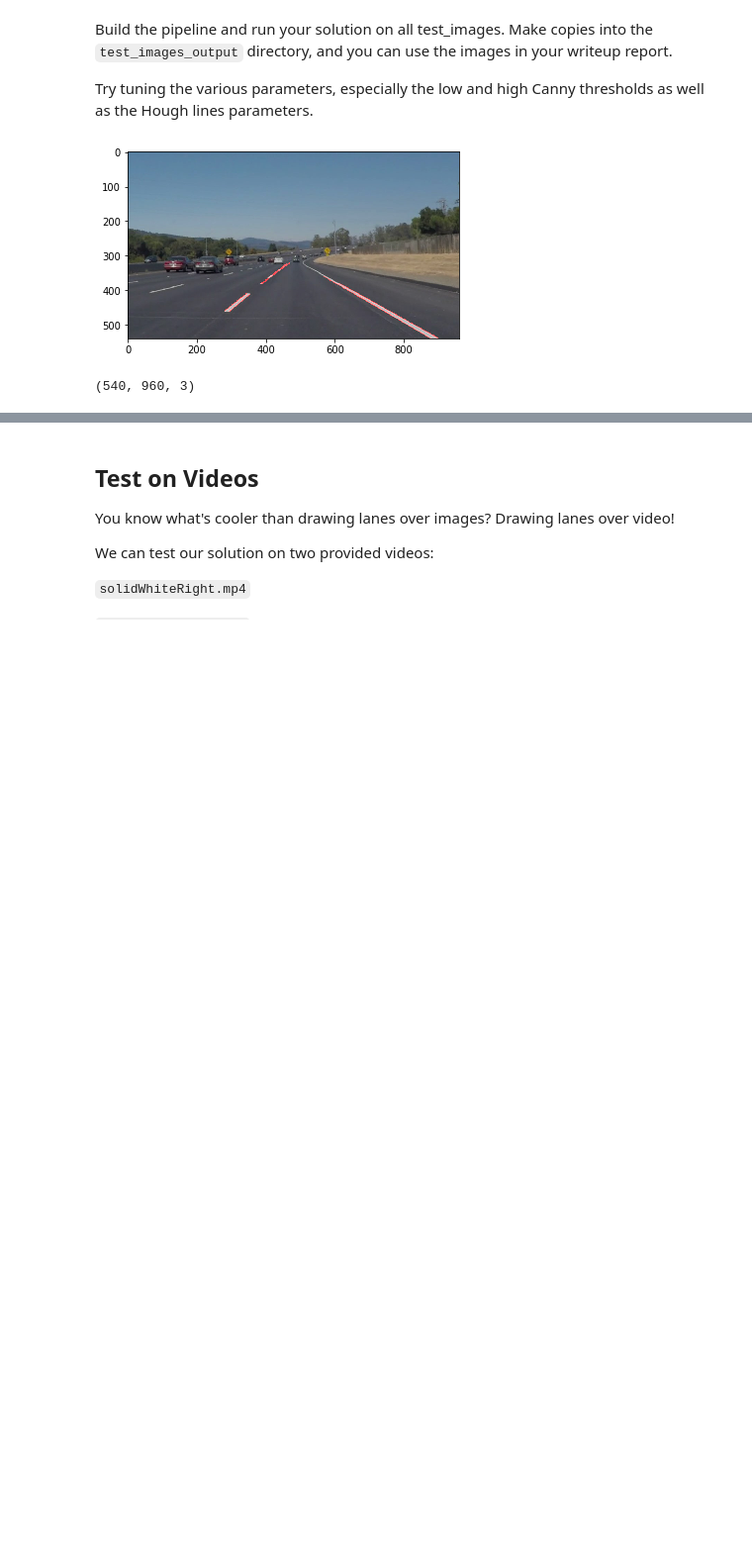
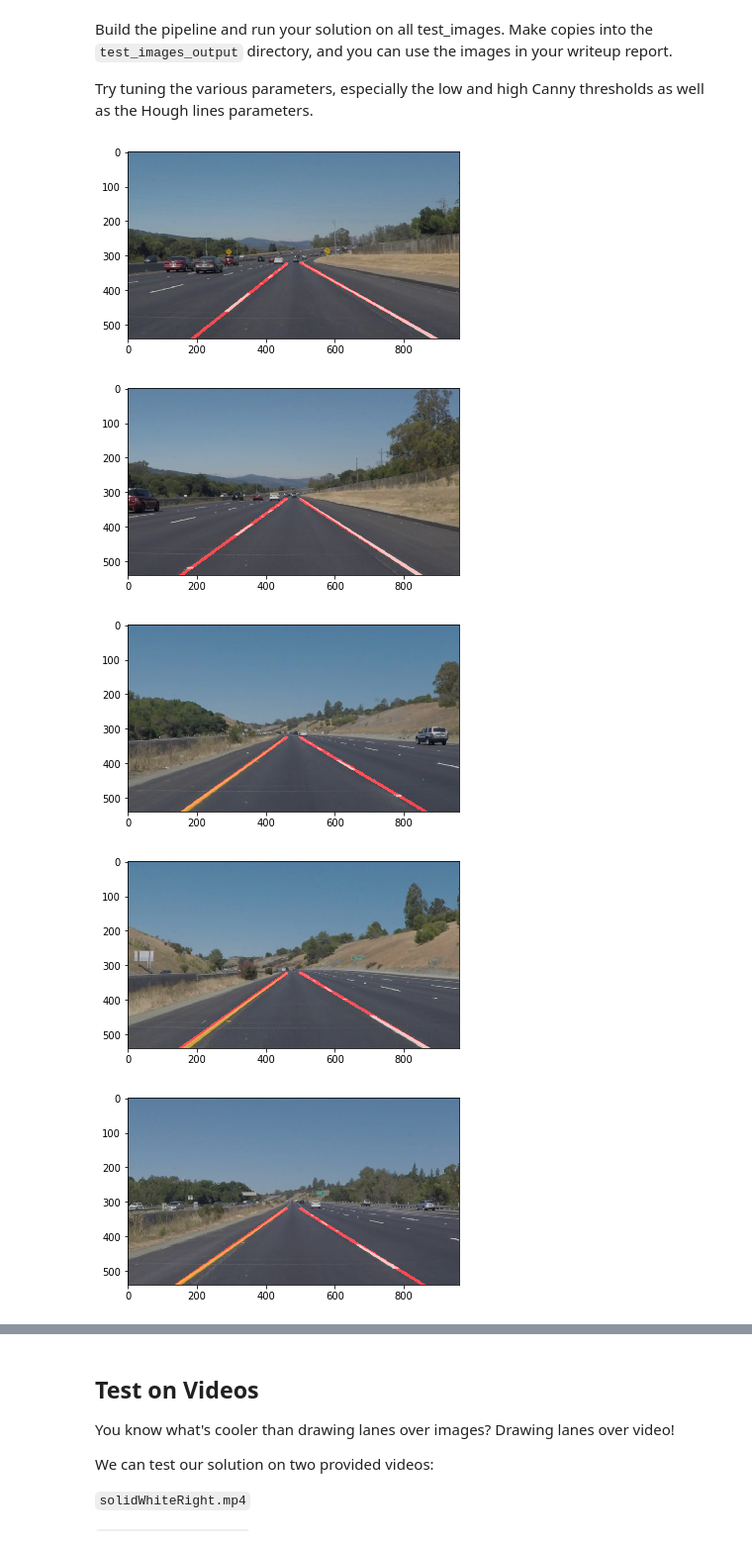
Before and after one commit to DataShrimp/CarND-LaneLines-P1, a Jupyter notebook: P1.ipynb, the cells around one changed output, grey strips where cells are left out. Shown: that part at 99% size. Drawn from its saved outputs; the diff is of its cells as text; code cells hidden in the pictures; blank space fills up the shorter version.

```diff
--- a/P1.ipynb
+++ b/P1.ipynb
@@ -195,20 +215,27 @@ Try tuning the various parameters, especially the low and high Canny thresholds
 # %%
 # TODO: Build your pipeline that will draw lane lines on the test_images
 # then save them to the test_images directory.
-image = mpimg.imread("test_images/solidWhiteCurve.jpg")
+infiles = ["test_images/"+x for x in os.listdir("test_images/")]
+for infile in infiles:
+    image = mpimg.imread(infile)
 
-gray = grayscale(image)
-blur_gray = gaussian_blur(gray, 5)
-edge = canny(blur_gray, 50, 150)
+    gray = grayscale(image)
+    blur_gray = gaussian_blur(gray, 5)
+    edge = canny(blur_gray, 50, 150)
 
-imshape = image.shape
-vertices = np.array([[(0,imshape[0]),(460,320),(480,320),(imshape[1],imshape[0])]], dtype=np.int32)
-mask_edges = region_of_interest(edge, vertices)
-lines = hough_lines(mask_edges, 2, np.pi/180, 15, 40, 20)
-color_edges = weighted_img(lines, image)
+    imshape = image.shape
+    vertices = np.array([[(0,imshape[0]),(470,315),(480,315),(imshape[1],imshape[0])]], dtype=np.int32)
+    mask_edges = region_of_interest(edge, vertices)
+    lines = hough_lines(mask_edges, 1, np.pi/180, 1, 8, 3)
+    color_edges = weighted_img(lines, image)
 
-plt.imshow(color_edges, cmap='gray')
-plt.show()
+    plt.imshow(color_edges, cmap='gray')
+    plt.show()
+    outfile = infile.replace("test_images", "test_images_output")
+    mpimg.imsave(outfile, color_edges)
 # %% [output]
-[figure, old version]
+[figure, new version]
-(540, 960, 3)
+[figure, added]
+[figure, added]
+[figure, added]
+[figure, added]
```
Also changed, not shown: parts of 9 cells of this notebook, 1 other file.
